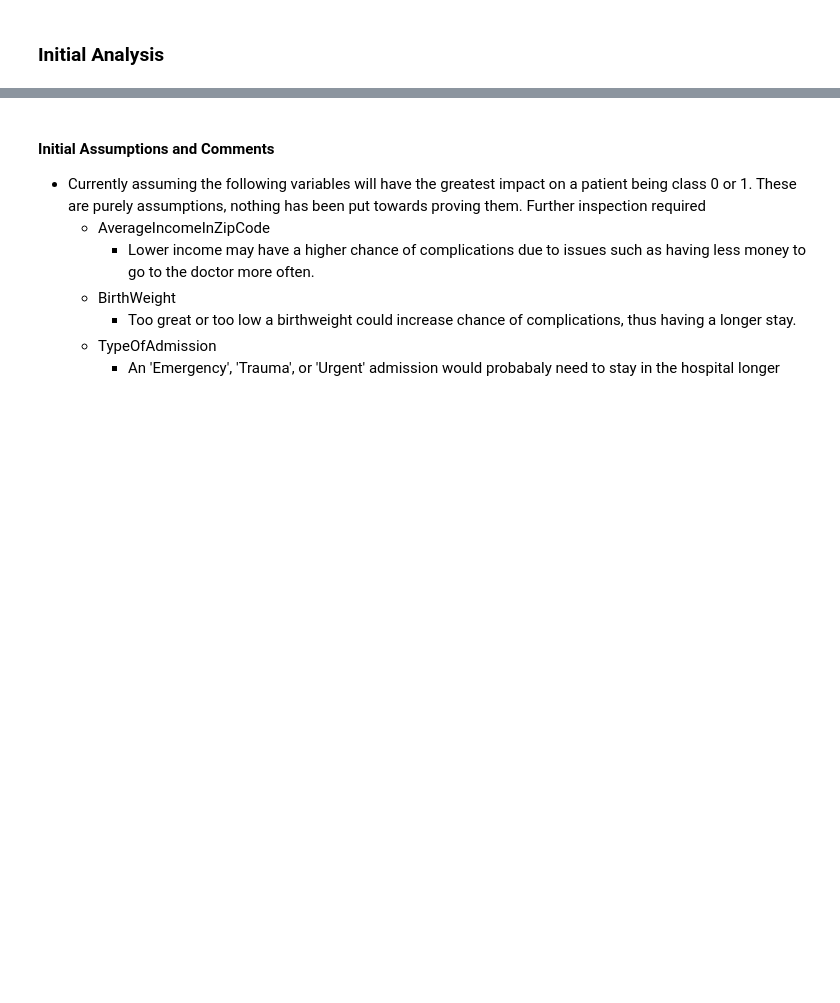
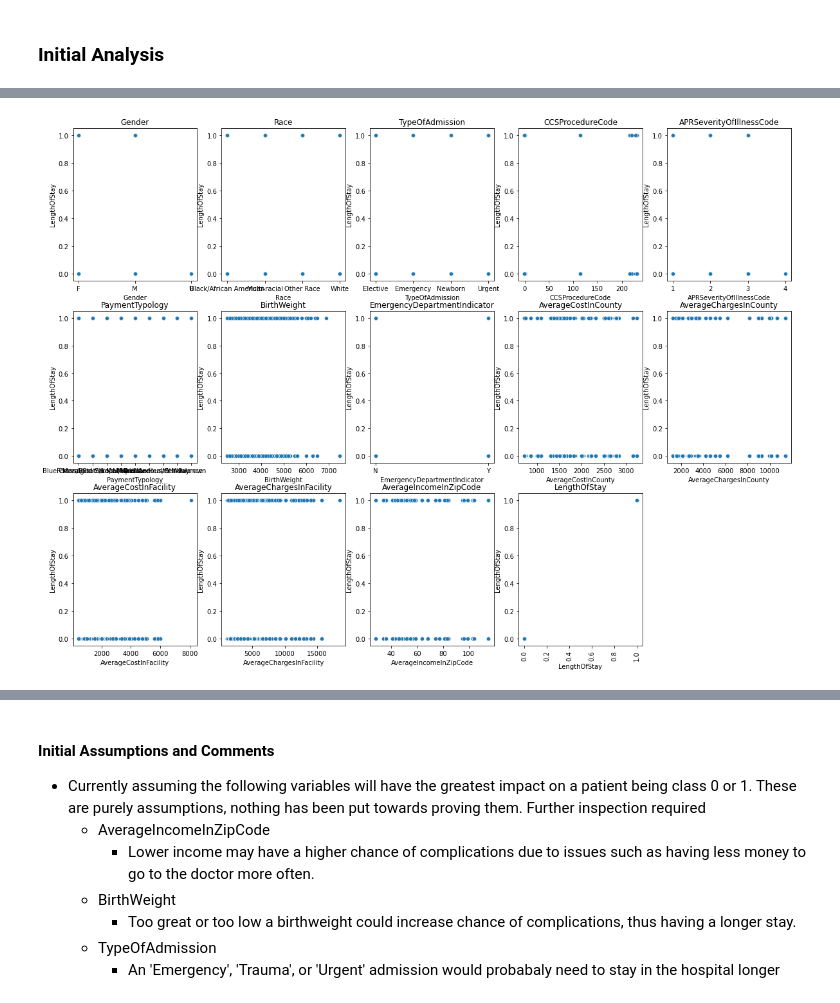
Before and after one commit to s3716853/ML-Assignment-01, a Jupyter notebook: Assignment1/ml-assignment-01.ipynb, the cells around one changed output, grey strips where cells are left out. Saved outputs shown, nothing was run; the diff lists cells and outputs as text; code cells hidden in the pictures; blank space fills up the shorter version.

```diff
--- a/Assignment1/ml-assignment-01.ipynb
+++ b/Assignment1/ml-assignment-01.ipynb
@@ -126,0 +189,16 @@ for i, col in enumerate(trainData.columns):
+# %%
+# Scatterplot doesnt really give much information
+
+plt.figure(figsize=(20,20))
+
+for i, col in enumerate(train_data.columns):
+    plt.subplot(4,5,i+1)
+    sns.scatterplot(data=train_data, x=col, y='LengthOfStay')
+#     sns.regplot(x=col,y='LengthOfStay', data=trainData)
+    plt.title(col)
+
+
+plt.xticks(rotation='vertical')
+plt.show()
+# %% [output]
+[figure, added]
```
Also changed, not shown: parts of 41 cells of this notebook.
